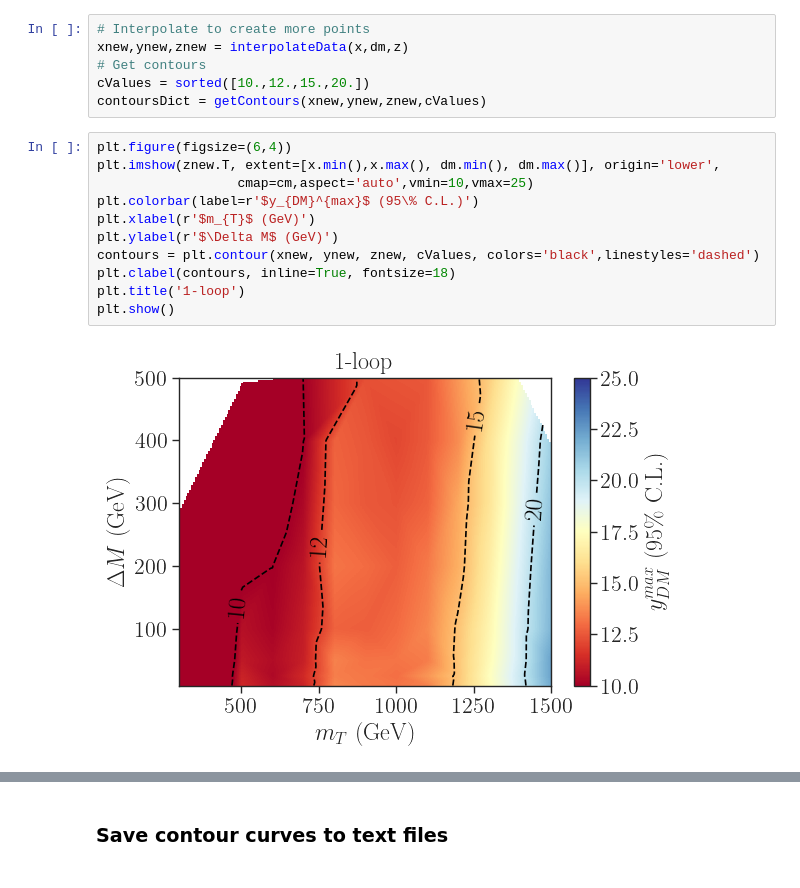
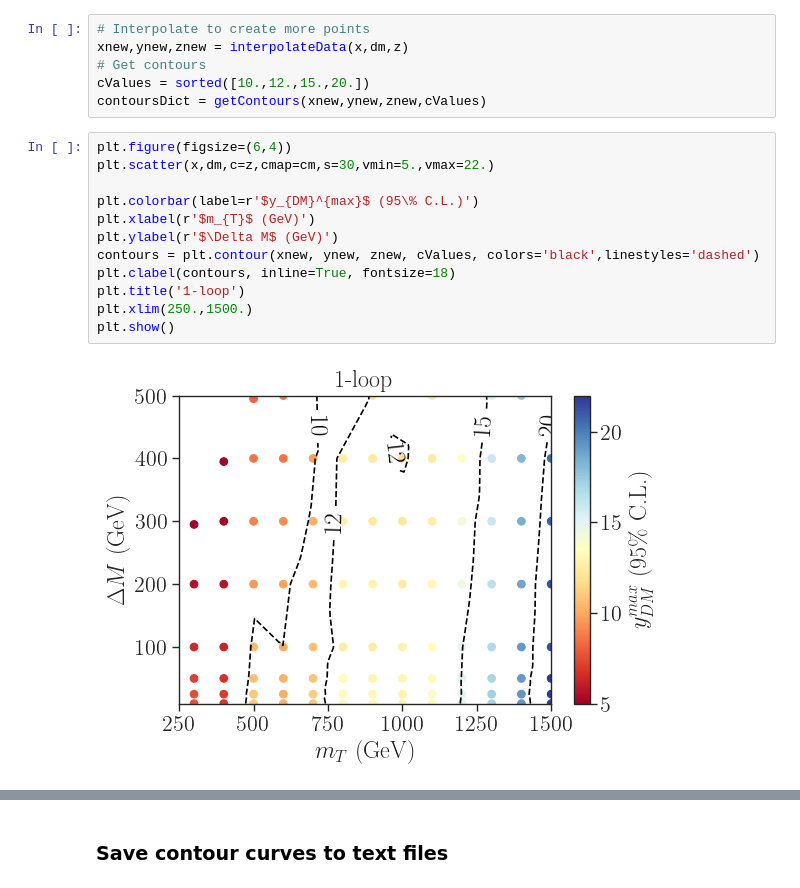
Before and after one commit to andlessa/SMStoEFT, a Jupyter notebook: notebooks/constraints/plotExclusion-CMS_mtt-1loop.ipynb, the cells around one changed output, grey strips where cells are left out. Drawn from its saved outputs; the diff is of its cells as text.

```diff
--- a/notebooks/constraints/plotExclusion-CMS_mtt-1loop.ipynb
+++ b/notebooks/constraints/plotExclusion-CMS_mtt-1loop.ipynb
@@ -51,14 +53,15 @@ cValues = sorted([10.,12.,15.,20.])
 contoursDict = getContours(xnew,ynew,znew,cValues)
 # %%
 plt.figure(figsize=(6,4))
-plt.imshow(znew.T, extent=[x.min(),x.max(), dm.min(), dm.max()], origin='lower',
-                  cmap=cm,aspect='auto',vmin=10,vmax=25)
+plt.scatter(x,dm,c=z,cmap=cm,s=30,vmin=5.,vmax=22.)
+
 plt.colorbar(label=r'$y_{DM}^{max}$ (95\% C.L.)')
 plt.xlabel(r'$m_{T}$ (GeV)')
 plt.ylabel(r'$\Delta M$ (GeV)')
 contours = plt.contour(xnew, ynew, znew, cValues, colors='black',linestyles='dashed')
 plt.clabel(contours, inline=True, fontsize=18)
 plt.title('1-loop')
+plt.xlim(250.,1500.)
 plt.show()
 # %% [output]
-[figure, old version]
+[figure, new version]
```
Also changed, not shown: parts of 4 cells of this notebook, 12 other files.
